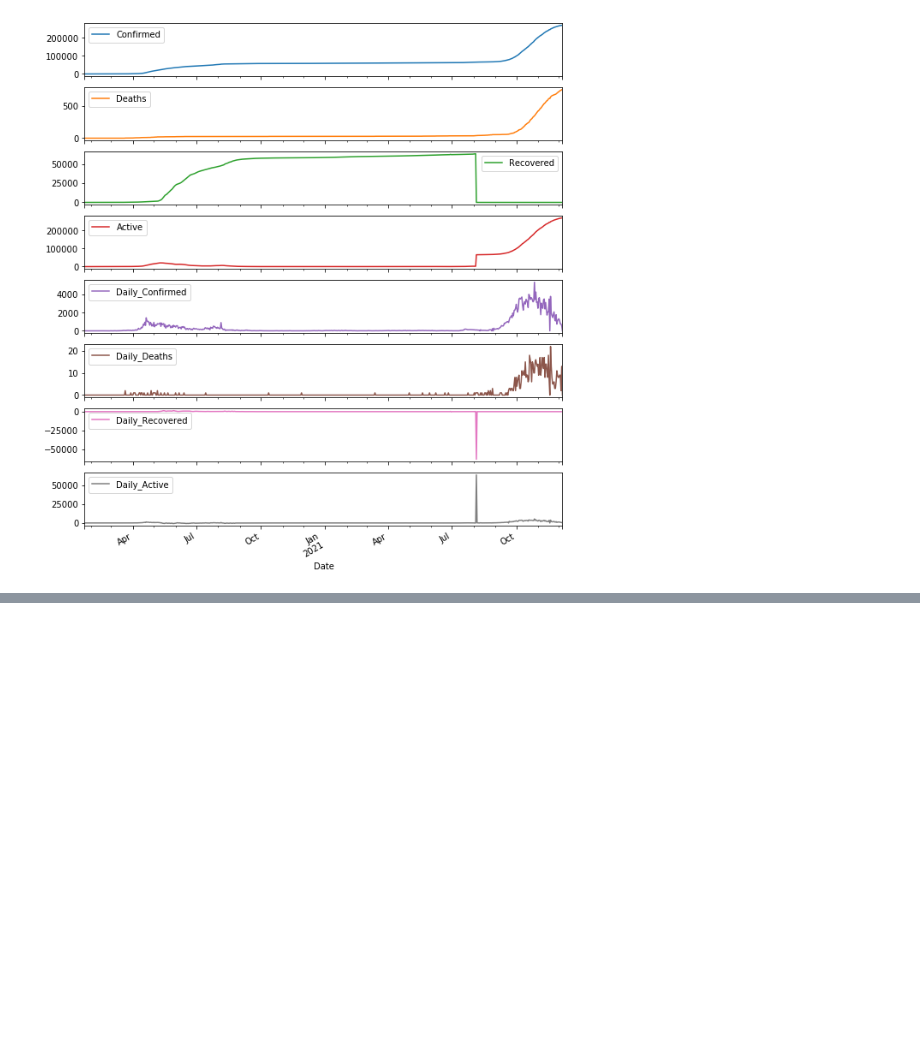
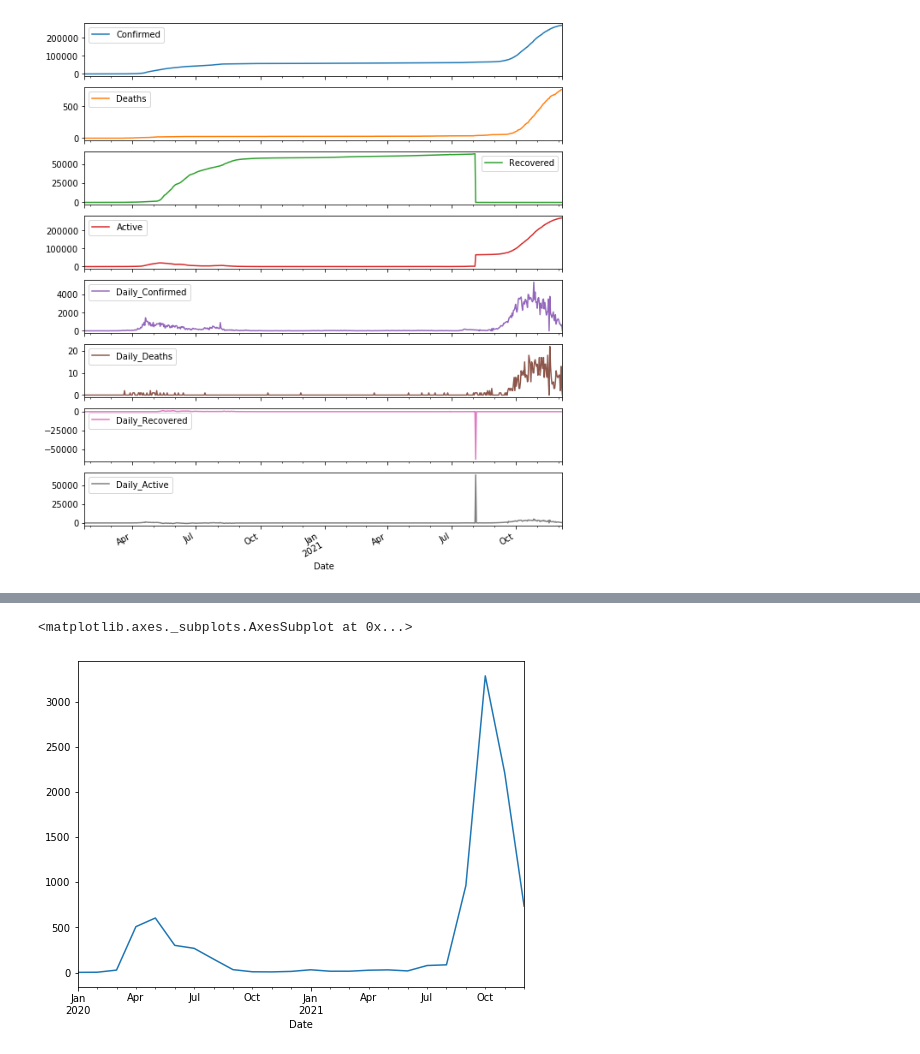
Before and after one commit to thatguylor/dataeng_test02, a Jupyter notebook: Section_4_Charts_And_API/Section_4_notebook.ipynb, the cells around one changed output, grey strips where cells are left out. Drawn from its saved outputs; the diff is of its cells as text; code cells hidden in the pictures; blank space fills up the shorter version.

```diff
--- a/Section_4_Charts_And_API/Section_4_notebook.ipynb
+++ b/Section_4_Charts_And_API/Section_4_notebook.ipynb
@@ -149,0 +208,5 @@ singapore[singapore.Daily_Recovered< 0]
+# %%
+singapore_month["Daily_Confirmed"].plot(figsize=(8, 6))
+# %% [output]
+<matplotlib.axes._subplots.AxesSubplot at 0x...>
+[figure, added]
```
Also changed, not shown: parts of 19 cells of this notebook.
